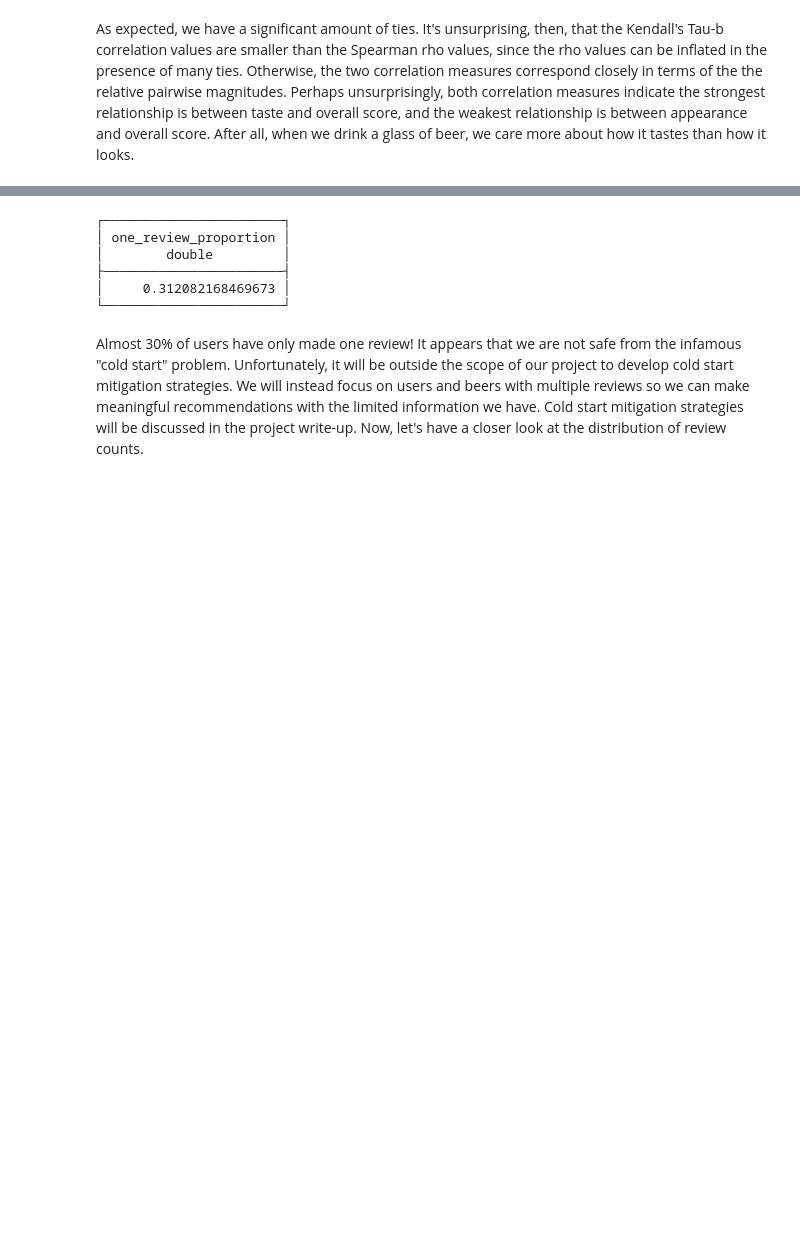
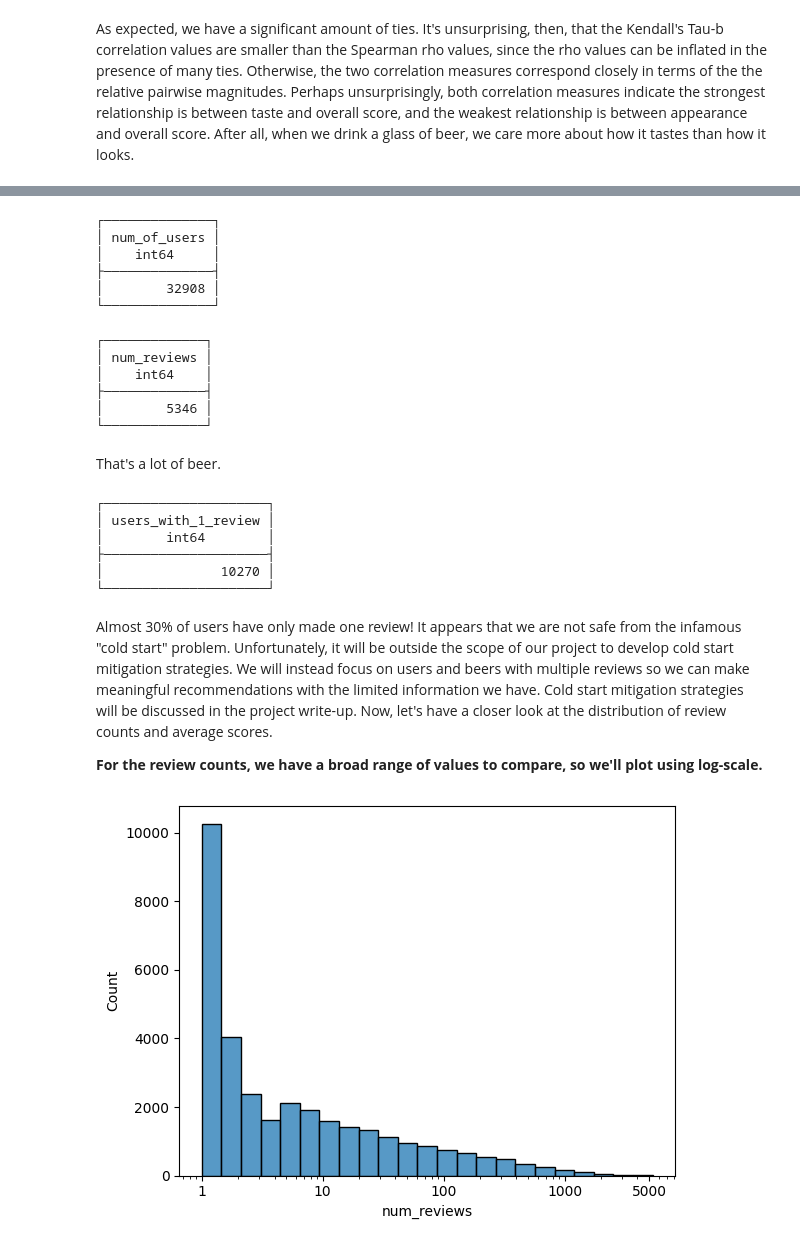
Before and after one commit to LucasLyons/Beer-Project, a Jupyter notebook: Beer Review Data Analysis.ipynb, the cells around one changed output, grey strips where cells are left out. Drawn from its saved outputs; the diff is of its cells as text; code cells hidden in the pictures; blank space fills up the shorter version.

```diff
--- a/Beer Review Data Analysis.ipynb
+++ b/Beer Review Data Analysis.ipynb
@@ -230,23 +230,58 @@ Now that we've performed some basic analysis on our data, we're ready to move to
+# %%
+#We're going to load duckdb in order to run SQL queries on our data set
+import duckdb as db
+
+#how many users do we have?
+query = "SELECT COUNT(*) num_of_users FROM (SELECT DISTINCT review_profilename FROM beer)"
+db.sql(query)
+# %% [output]
+┌──────────────┐
+│ num_of_users │
+│    int64     │
+├──────────────┤
+│        32908 │
+└──────────────┘
+# %%
+#let's use SQL to group by user and get the review count and average review score
+query = "SELECT review_profilename, AVG(review_overall) avg_score, \
+    COUNT(*) num_reviews FROM beer \
+    GROUP BY review_profilename ORDER BY review_profilename"
+#use duckdb to query the data
+userScores = db.sql(query).df()
+
+#what's the maximum number of reviews for a single user?
+query = "SELECT num_reviews FROM userScores ORDER BY num_reviews DESC LIMIT 1"
+db.sql(query)
+# %% [output]
+┌─────────────┐
+│ num_reviews │
+│    int64    │
+├─────────────┤
+│        5346 │
+└─────────────┘
+# %% [markdown]
+That's a lot of beer.
 # %%
-#We're going to load duckdb in order to run SQL queries on our data set
-import duckdb as db
-#let's group by user and get the average review score
-#SQL query for getting the average review score and number of reviews
-query = "SELECT review_profilename, AVG(review_overall) avg_score, \
-    COUNT(*) num_reviews FROM beer \
-    GROUP BY review_profilename ORDER BY review_profilename"
-#use duckdb to query the data
-userScores = db.sql(query).df()
-#let's see the proportion of users with 1 review
-query = "SELECT ((SELECT COUNT(*) FROM userScores WHERE num_reviews = 1) \
-    / COUNT(*)) one_review_proportion FROM userScores"
+#let's see how many users have 1 review
+query = "SELECT COUNT(*) users_with_1_review FROM userScores WHERE num_reviews = 1"
 db.sql(query)
 # %% [output]
-┌───────────────────────┐
-│ one_review_proportion │
-│        double         │
-├───────────────────────┤
-│     0.312082168469673 │
-└───────────────────────┘
+┌─────────────────────┐
+│ users_with_1_review │
+│        int64        │
+├─────────────────────┤
+│               10270 │
+└─────────────────────┘
 # %% [markdown]
-Almost 30% of users have only made one review! It appears that we are not safe from the infamous "cold start" problem. Unfortunately, it will be outside the scope of our project to develop cold start mitigation strategies. We will instead focus on users and beers with multiple reviews so we can make meaningful recommendations with the limited information we have. Cold start mitigation strategies will be discussed in the project write-up. Now, let's have a closer look at the distribution of review counts.
+Almost 30% of users have only made one review! It appears that we are not safe from the infamous "cold start" problem. Unfortunately, it will be outside the scope of our project to develop cold start mitigation strategies. We will instead focus on users and beers with multiple reviews so we can make meaningful recommendations with the limited information we have. Cold start mitigation strategies will be discussed in the project write-up. Now, let's have a closer look at the distribution of review counts and average scores.
+
+**For the review counts, we have a broad range of values to compare, so we'll plot using log-scale.**
+# %%
+from matplotlib.ticker import ScalarFormatter
+fig, ax = plt.subplots()
+sb.histplot(data = userScores, x='num_reviews', ax = ax, log_scale=True, binwidth=.16)
+ax.xaxis.set_major_formatter(ScalarFormatter())
+ax.set_xticks([1,10,100,1000,5000])
+plt.show()
+# %% [output]
+[figure, added]
```
Also changed, not shown: parts of 2 cells of this notebook.
